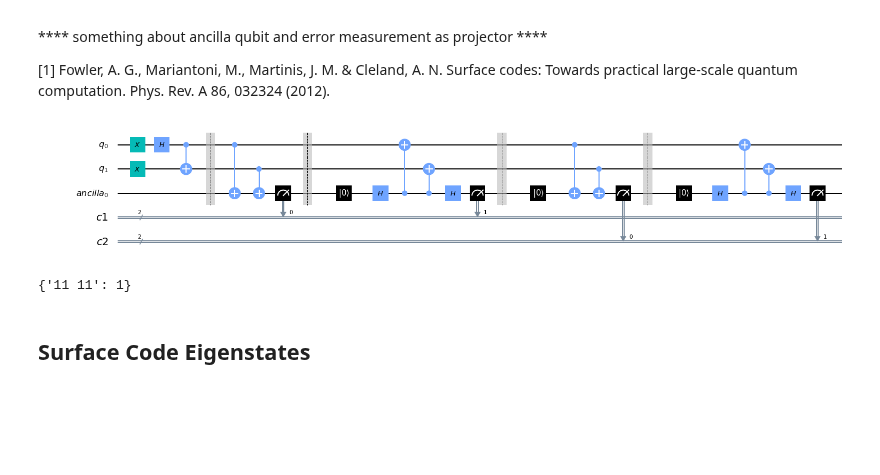
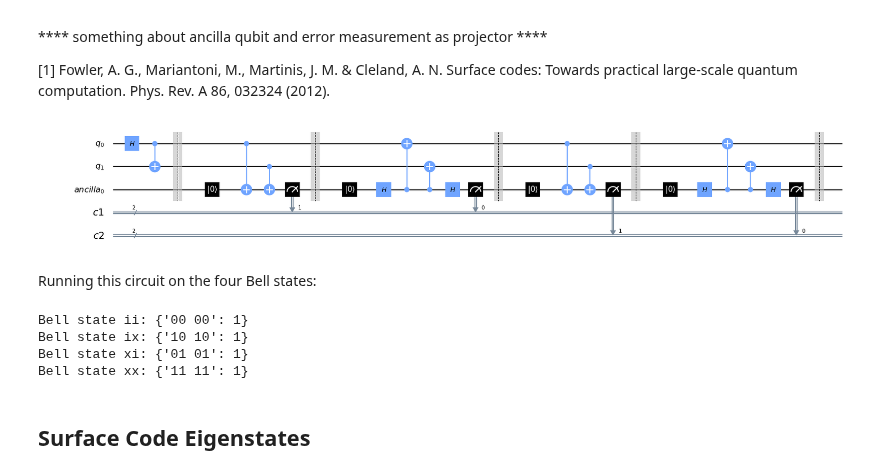
Before and after one commit to yaleqc/qtcodes, a Jupyter notebook: tutorials/1_surface_code_encoding.ipynb, the cells around one changed output. Cells and saved outputs as stored; diff of their text form; code cells hidden in the pictures; blank space fills up the shorter version.

Commit message:
Run stabilizer eigenstate circuit on all 4 Bell states

```diff
--- a/tutorials/1_surface_code_encoding.ipynb
+++ b/tutorials/1_surface_code_encoding.ipynb
@@ -15,56 +16,59 @@ Following Fowler et. al [1], we see that the two-qubit operators $Z_a Z_b$ commu
 # %%
 qr = QuantumRegister(2, name='q')
 an = QuantumRegister(1, name='ancilla')
 
 c1 = ClassicalRegister(2, name='c1')
 c2 = ClassicalRegister(2, name='c2')
 
+crs = [c1, c2]
+
 circ = QuantumCircuit(qr, an, c1, c2)
 
-# Initialize |11> Bell state
-circ.x(0)
-circ.x(1)
+def ZZ_meas(round):
+    circ.reset(an)
+    circ.cx(0, 2)
+    circ.cx(1, 2)
+    circ.measure(an, crs[round][1])
+    circ.barrier()
+
+def XX_meas(round):
+    circ.reset(an)
+    circ.h(an)
+    circ.cx(an, 0)
+    circ.cx(an, 1)
+    circ.h(an)
+    circ.measure(an, crs[round][0])
+    circ.barrier()
+
+# Initialize Bell state
 circ.h(0)
 circ.cx(0, 1)
 circ.barrier()
 
-# Measure ZZ
-circ.cx(0, 2)
-circ.cx(1, 2)
-circ.measure(an, c1[0])
-circ.barrier()
+ZZ_meas(0)
+XX_meas(0)
 
-# Measure XX
-circ.reset(an)
-circ.h(an)
-circ.cx(an, 0)
-circ.cx(an, 1)
-circ.h(an)
-circ.measure(an, c1[1])
-circ.barrier()
+ZZ_meas(1)
+XX_meas(1)
 
-# Measure ZZ
-circ.reset(an)
-circ.cx(0, 2)
-circ.cx(1, 2)
-circ.measure(an, c2[0])
-circ.barrier()
-
-# Measure XX
-circ.reset(an)
-circ.h(an[0])
-circ.cx(an[0], 0)
-circ.cx(an[0], 1)
-circ.h(an[0])
-circ.measure(an, c2[1])
-
-circ.draw(output='mpl', fold=30)
+circ.draw(output='mpl', fold=35)
 # %% [output]
-[figure, old version]
+[figure, new version]
-# %%
-execute(circ, Aer.get_backend('qasm_simulator'), shots=1).result().get_counts()
-# %% [output]
-{'11 11': 1}
+# %% [markdown]
+Running this circuit on the four Bell states:
+# %%
+import itertools
+for q0_gate, q1_gate in itertools.product(["i", "x"], repeat=2):
+    test_circ = QuantumCircuit(qr, an, c1, c2)
+    getattr(test_circ, q0_gate)(0)
+    getattr(test_circ, q1_gate)(1)
+    test_circ = test_circ.combine(circ)
+    print("Bell state %s%s:" % (q0_gate, q1_gate), execute(test_circ, Aer.get_backend('qasm_simulator'), shots=1).result().get_counts())
+# %% [output]
+Bell state ii: {'00 00': 1}
+Bell state ix: {'10 10': 1}
+Bell state xi: {'01 01': 1}
+Bell state xx: {'11 11': 1}
 # %% [markdown]
 ## Surface Code Eigenstates
 # %%
```
Also changed, not shown: parts of 1 cell of this notebook.
